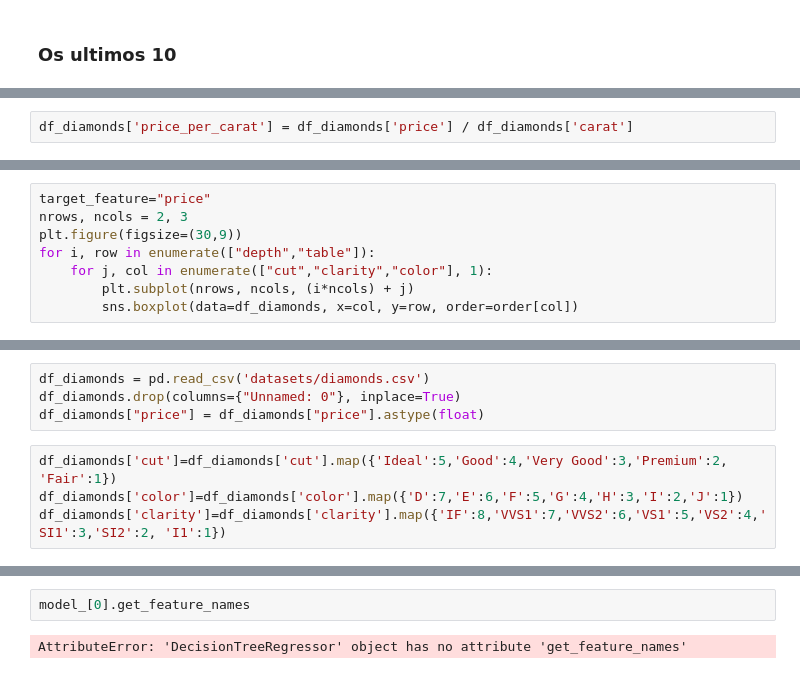
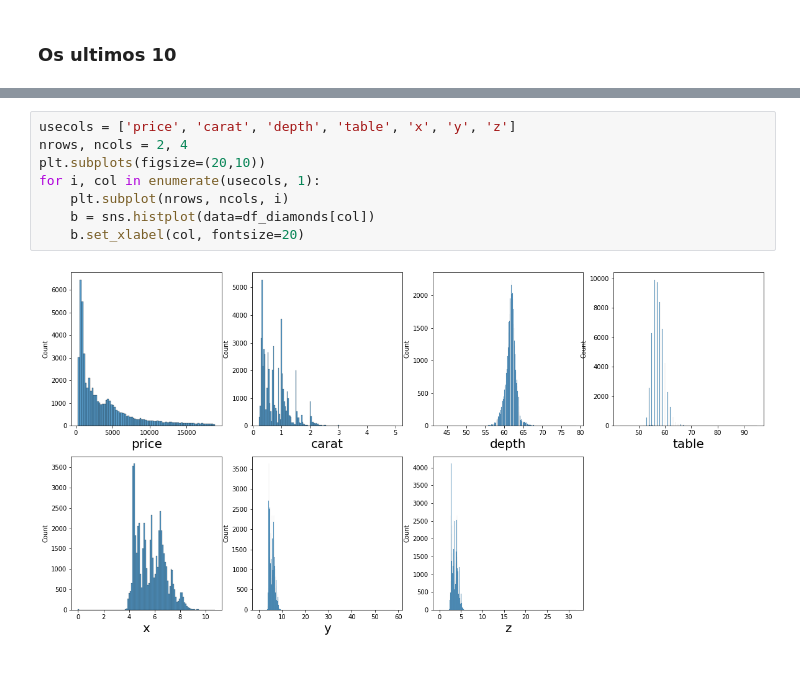
Before and after one commit to Diego07101985/mineracao-dados, a Jupyter notebook: exploratory_analysis.ipynb, the cells around one changed output, grey strips where cells are left out. Cells and saved outputs as stored; diff of their text form.

```diff
--- a/exploratory_analysis.ipynb
+++ b/exploratory_analysis.ipynb
@@ -300,2 +100,0 @@ sns.jointplot(data=df_diamonds, x="depth", y="table", hue="cut")
-# %%
-df_diamonds['price_per_carat'] = df_diamonds['price'] / df_diamonds['carat']
@@ -360,8 +100,0 @@ plt.show()
-# %%
-target_feature="price"
-nrows, ncols = 2, 3
-plt.figure(figsize=(30,9))
-for i, row in enumerate(["depth","table"]):
-    for j, col in enumerate(["cut","clarity","color"], 1):
-        plt.subplot(nrows, ncols, (i*ncols) + j)
-        sns.boxplot(data=df_diamonds, x=col, y=row, order=order[col])
@@ -377,8 +100,0 @@ from sklearn.neural_network import MLPRegressor
-# %%
-df_diamonds = pd.read_csv('datasets/diamonds.csv')
-df_diamonds.drop(columns={"Unnamed: 0"}, inplace=True)
-df_diamonds["price"] = df_diamonds["price"].astype(float)
-# %%
-df_diamonds['cut']=df_diamonds['cut'].map({'Ideal':5,'Good':4,'Very Good':3,'Premium':2, 'Fair':1})
-df_diamonds['color']=df_diamonds['color'].map({'D':7,'E':6,'F':5,'G':4,'H':3,'I':2,'J':1})
-df_diamonds['clarity']=df_diamonds['clarity'].map({'IF':8,'VVS1':7,'VVS2':6,'VS1':5,'VS2':4,'SI1':3,'SI2':2, 'I1':1})
@@ -539,4 +101,10 @@ accuracy_data
-# %%
-model_[0].get_feature_names
-# %% [output]
-AttributeError: 'DecisionTreeRegressor' object has no attribute 'get_feature_names'
+# %%
+usecols = ['price', 'carat', 'depth', 'table', 'x', 'y', 'z']
+nrows, ncols = 2, 4
+plt.subplots(figsize=(20,10))
+for i, col in enumerate(usecols, 1):
+    plt.subplot(nrows, ncols, i)
+    b = sns.histplot(data=df_diamonds[col])
+    b.set_xlabel(col, fontsize=20)
+# %% [output]
+[figure, added]
```
Also changed, not shown: parts of 82 cells of this notebook, 2 other files.
